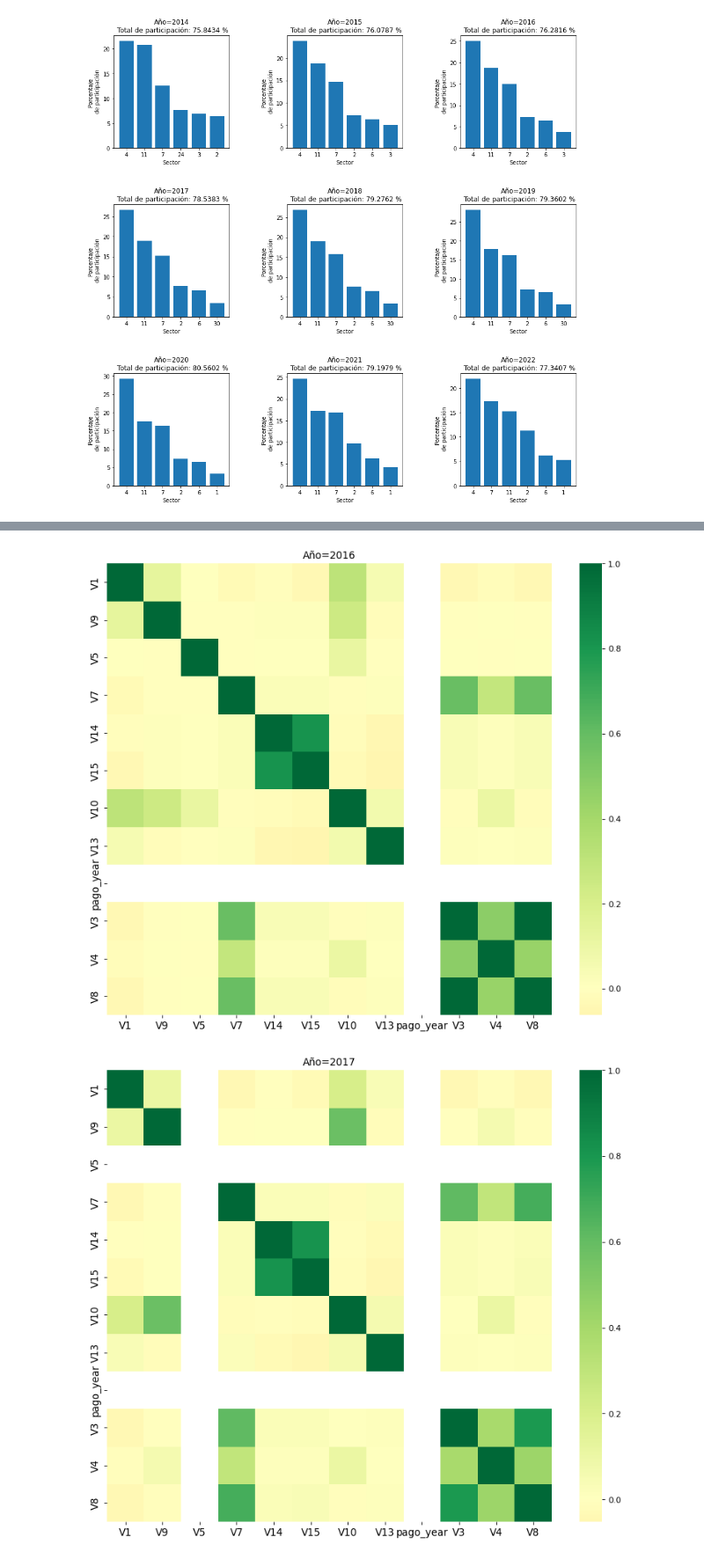
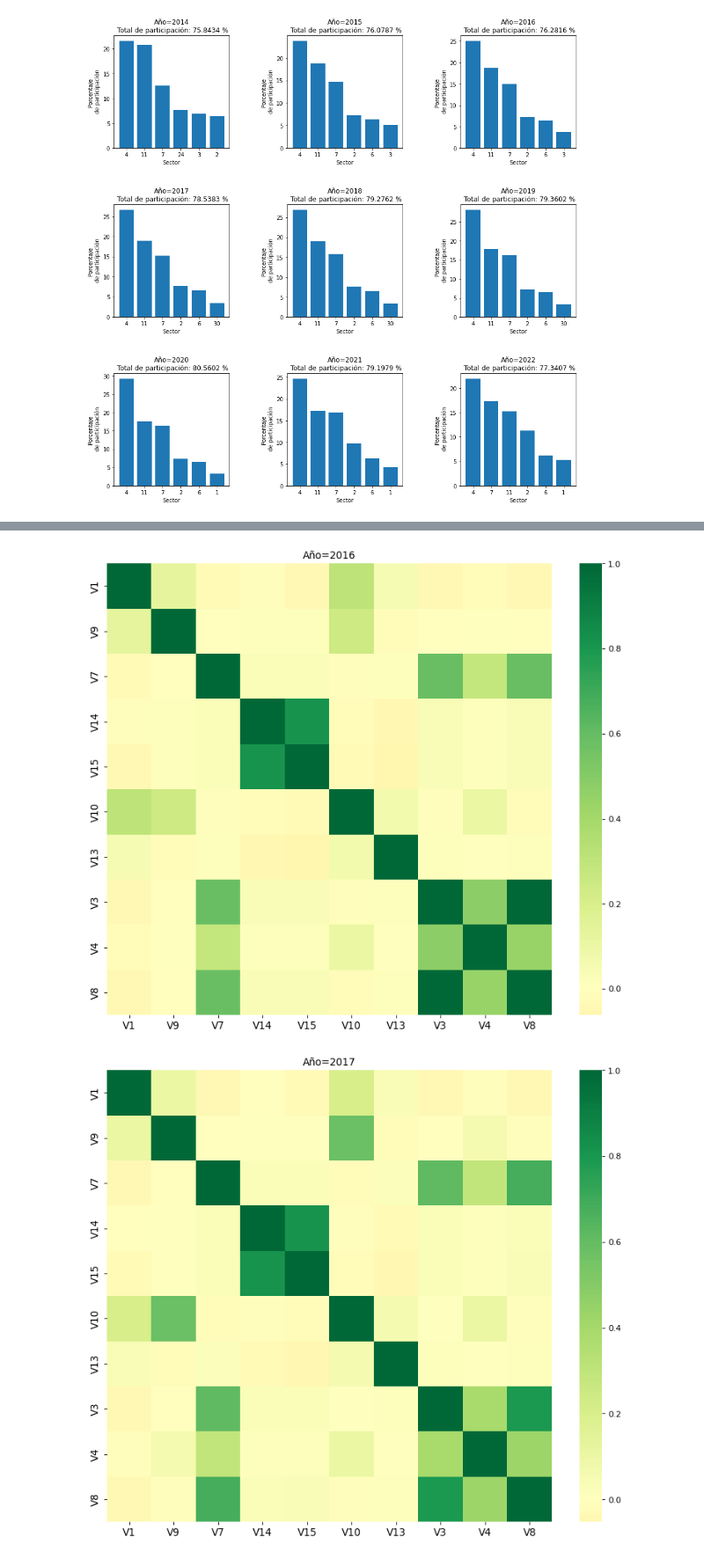
Before and after one commit to milocortes/tesoreria_cdmx, a Jupyter notebook: IMSS_NOMINA/src/Porcentajes por sector econ. nóminas y matrices de correlación.ipynb, the cells around one changed output, grey strips where cells are left out. Shown at 88% size. Cells and saved outputs as stored; diff of their text form; code cells hidden in the pictures.

```diff
--- a/IMSS_NOMINA/src/Porcentajes por sector econ. nóminas y matrices de correlación.ipynb
+++ b/IMSS_NOMINA/src/Porcentajes por sector econ. nóminas y matrices de correlación.ipynb
@@ -198,0 +216,19 @@ for (i,y) in enumerate(years[24:]):
+# %%
+years=sorted(initial_df['pago_year'].unique())
+
+y=years[24]
+# initial_df.loc[initial_df['pago_year']==y][['V1','V3']]
+# initial_df.loc[initial_df['pago_year']==y][['V1'],['V3'],['V4'],['V5'],['V9'],['V10'],['V11'],['V12'],['V13'],['V14'],['V15']]
+initial_df.loc[initial_df['pago_year']==y][['V1',
+                                         'V9',
+                                         'V5',
+                                         'V11',
+                                         'V7',
+                                         'V12',
+                                         'V14',
+                                         'V15',
+                                         'V10',
+                                         'V13',
+                                         'V3',
+                                         'V4',
+                                         'V8']]
@@ -199,6 +249,17 @@ for (i,y) in enumerate(years[24:]):
 # %%
 for y in years[24:]:
-    df_year=initial_df.loc[initial_df['pago_year']==y]
+    df_year=initial_df.loc[initial_df['pago_year']==y][['V1',
+                                         'V9',
+                                         'V11',
+                                         'V7',
+                                         'V12',
+                                         'V14',
+                                         'V15',
+                                         'V10',
+                                         'V13',
+                                         'V3',
+                                         'V4',
+                                         'V8']]
 #     for sec in sectores:
 #         df_sector=df_year.loc[df_year['V15']==sec]
     # Plot
@@ -217,2 +278,2 @@ for y in years[24:]:
-[figure, old version]
+[figure, new version]
-[figure, old version]
+[figure, new version]
```
Also changed, not shown: parts of 3 cells of this notebook.
